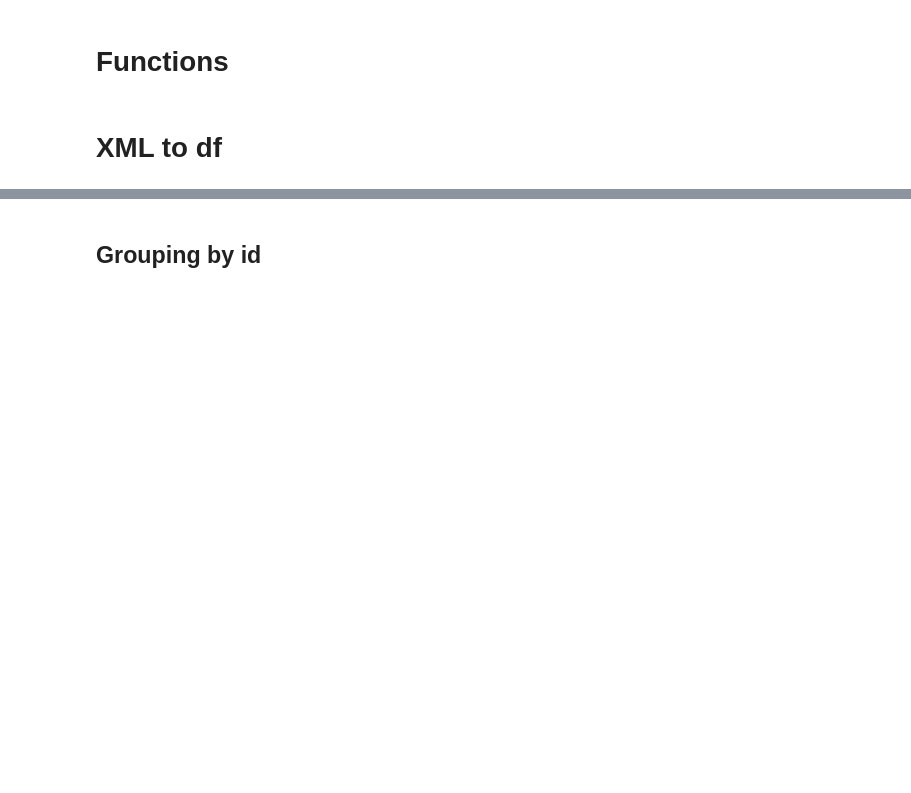
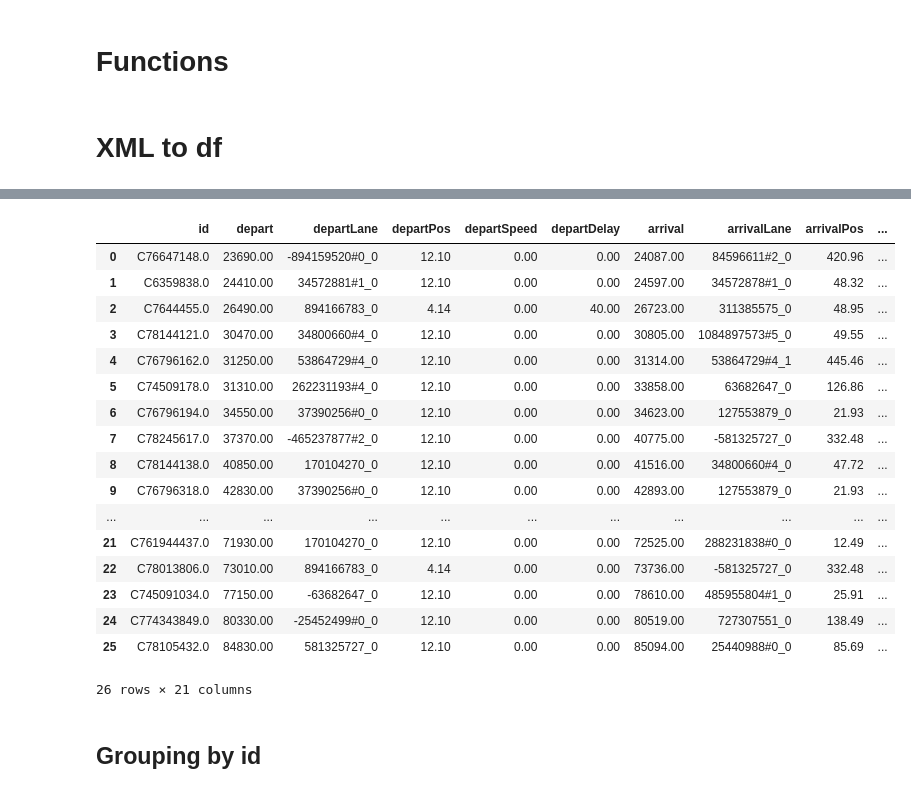
Before and after one commit to szannaa/bme_onlab, a Jupyter notebook: data/battery.ipynb, the cells around one changed output, grey strips where cells are left out. Saved outputs shown, nothing was run; the diff lists cells and outputs as text; code cells hidden in the pictures; blank space fills up the shorter version.

```diff
--- a/data/battery.ipynb
+++ b/data/battery.ipynb
@@ -51,10 +60,10 @@ def calc_elevation_down(group):
 def transform_xml_tripinfo(xml_doc):
     attr = xml_doc.attrib
     for xml in xml_doc.iter('tripinfo'):
-        dict = attr.copy()
-        dict.update(xml.attrib)
+        _dict = attr.copy()
+        _dict.update(xml.attrib)
 
-        yield dict
+        yield _dict
 # %%
 def transform_xml_stops(xml_doc):
     for route in xml_doc.iter('route'):
@@ -132,16 +130,35 @@ battery_output_pd
 # %%
 file_path = os.path.join(base_folder, "tripinfo.xml")
 
 b_tripinfo_output = et.parse(file_path)
 b_tripinfo_output_root = b_tripinfo_output.getroot()
 
 transform = transform_xml_tripinfo(b_tripinfo_output_root)
 b_tripinfo_output_list = list(transform)
 
 b_tripinfo_output_pd = pd.DataFrame(b_tripinfo_output_list)
 
 b_tripinfo_output_pd = b_tripinfo_output_pd.drop(b_tripinfo_output_pd.columns[0], axis=1)
-#b_tripinfo_output_pd
+b_tripinfo_output_pd
+# %% [output]
+|  | id | depart | departLane | departPos | departSpeed | departDelay | arrival | arrivalLane | arrivalPos | ... |
+| 0 | C76647148.0 | 23690.00 | -894159520#0_0 | 12.10 | 0.00 | 0.00 | 24087.00 | 84596611#2_0 | 420.96 | ... |
+| 1 | C6359838.0 | 24410.00 | 34572881#1_0 | 12.10 | 0.00 | 0.00 | 24597.00 | 34572878#1_0 | 48.32 | ... |
+| 2 | C7644455.0 | 26490.00 | 894166783_0 | 4.14 | 0.00 | 40.00 | 26723.00 | 311385575_0 | 48.95 | ... |
+| 3 | C78144121.0 | 30470.00 | 34800660#4_0 | 12.10 | 0.00 | 0.00 | 30805.00 | 1084897573#5_0 | 49.55 | ... |
+| 4 | C76796162.0 | 31250.00 | 53864729#4_0 | 12.10 | 0.00 | 0.00 | 31314.00 | 53864729#4_1 | 445.46 | ... |
+| 5 | C74509178.0 | 31310.00 | 262231193#4_0 | 12.10 | 0.00 | 0.00 | 33858.00 | 63682647_0 | 126.86 | ... |
+| 6 | C76796194.0 | 34550.00 | 37390256#0_0 | 12.10 | 0.00 | 0.00 | 34623.00 | 127553879_0 | 21.93 | ... |
+| 7 | C78245617.0 | 37370.00 | -465237877#2_0 | 12.10 | 0.00 | 0.00 | 40775.00 | -581325727_0 | 332.48 | ... |
+| 8 | C78144138.0 | 40850.00 | 170104270_0 | 12.10 | 0.00 | 0.00 | 41516.00 | 34800660#4_0 | 47.72 | ... |
+| 9 | C76796318.0 | 42830.00 | 37390256#0_0 | 12.10 | 0.00 | 0.00 | 42893.00 | 127553879_0 | 21.93 | ... |
+| ... | ... | ... | ... | ... | ... | ... | ... | ... | ... | ... |
+| 21 | C761944437.0 | 71930.00 | 170104270_0 | 12.10 | 0.00 | 0.00 | 72525.00 | 288231838#0_0 | 12.49 | ... |
+| 22 | C78013806.0 | 73010.00 | 894166783_0 | 4.14 | 0.00 | 0.00 | 73736.00 | -581325727_0 | 332.48 | ... |
+| 23 | C745091034.0 | 77150.00 | -63682647_0 | 12.10 | 0.00 | 0.00 | 78610.00 | 485955804#1_0 | 25.91 | ... |
+| 24 | C774343849.0 | 80330.00 | -25452499#0_0 | 12.10 | 0.00 | 0.00 | 80519.00 | 727307551_0 | 138.49 | ... |
+| 25 | C78105432.0 | 84830.00 | 581325727_0 | 12.10 | 0.00 | 0.00 | 85094.00 | 25440988#0_0 | 85.69 | ... |
+26 rows × 21 columns
 # %%
 file_path = os.path.join(base_folder, "gtfs_pt_vehicles.add.xml")
 stops = et.parse(file_path)
```
Also changed, not shown: parts of 8 cells of this notebook, 4 other files.
